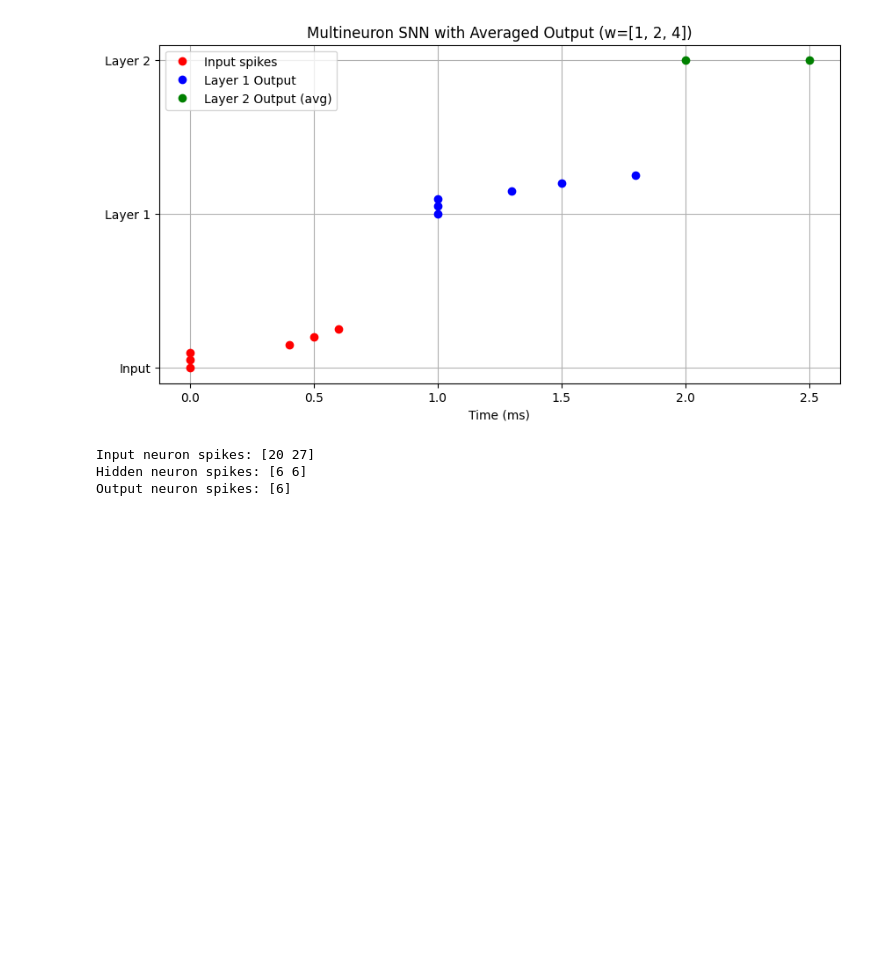
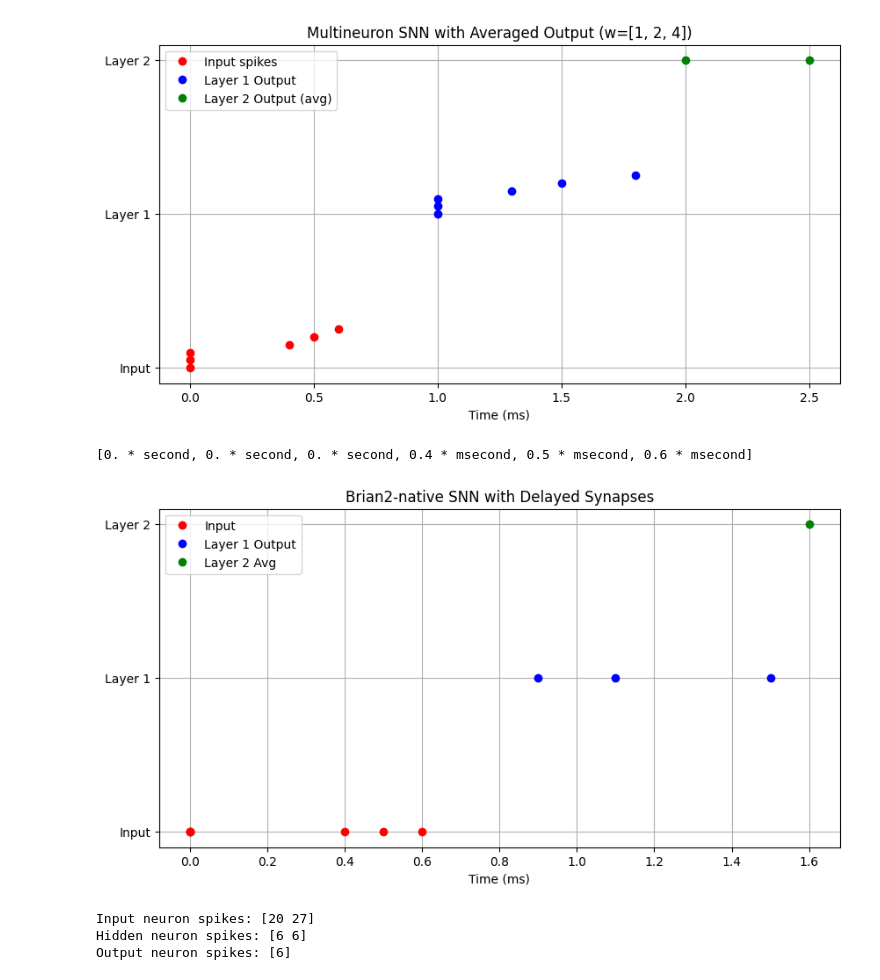
Before and after one commit to Ian3133/Dissertation, a Jupyter notebook: scratch.ipynb, the cells around one changed output. Cells and saved outputs as stored; diff of their text form; code cells hidden in the pictures; blank space fills up the shorter version.

Commit message:
trying to push all to brian2 math - weird will likley go back

```diff
--- a/scratch.ipynb
+++ b/scratch.ipynb
@@ -257,6 +257,75 @@ inputs: [0.4, 0.5, 0.6]
  Outputs of the 3n: [1.   1.   1.   1.36 1.5  1.82] Hz <--- ignore that
  Output of final [2. * msecond, 2.56179758 * msecond]
 [figure]
+# %%
+# two neurons -- will try to condence so easly multiplible
+
+from brian2 import *
+import numpy as np
+import matplotlib.pyplot as plt
+
+start_scope()
+
+neurons = 3
+duration = 5*ms
+test_values = [.4, .5, .6]
+
+input_times = [0*ms]*neurons + [v*ms for v in test_values]
+input_indices = list(range(neurons)) + list(range(neurons))
+
+input_group = SpikeGeneratorGroup(neurons, input_indices, input_times)
+
+
+eqs = '''
+dv/dt = -v / (1*ms) : 1
+'''
+
+output_group = NeuronGroup(neurons, eqs, threshold='v > 1', reset='v = 0', method='linear')
+
+temporal_bias = 1*ms
+weights = [1,2,4]
+
+def weighted_delay(x, w):
+    x = np.clip(x, 1e-6, 1 - 1e-6)
+    return 1 / (1 + ((1 - x) / x) ** np.exp(w / 3))
+
+
+# Calculate delays based on your function
+neurons_delta = [test_values[i] - 0 for i in range(neurons)]  # 0ms input baseline
+weights = [1, 2, 4]
+delays = [weighted_delay(nd, weights[i]) * ms for i, nd in enumerate(neurons_delta)]
+
+syn = Synapses(input_group, output_group, on_pre='v += 1')
+for i in range(neurons):
+    syn.connect(i=i, j=i)
+    syn.delay[i, i] = delays[i]
+
+
+avg_group = NeuronGroup(1, eqs, threshold='v > 2', reset='v = 0', method='linear')  # Needs 3 spikes to fire
+final_syn = Synapses(output_group, avg_group, on_pre='v += 1')
+final_syn.connect()
+
+
+spike_mon_in = SpikeMonitor(input_group)
+spike_mon_out = SpikeMonitor(output_group)
+spike_mon_final = SpikeMonitor(avg_group)
+
+run(duration)
+
+# Plot
+plt.figure(figsize=(10, 5))
+plt.plot(spike_mon_in.t/ms, [0]*len(spike_mon_in.t), 'ro', label='Input')
+plt.plot(spike_mon_out.t/ms, [1]*len(spike_mon_out.t), 'bo', label='Layer 1 Output')
+plt.plot(spike_mon_final.t/ms, [2]*len(spike_mon_final.t), 'go', label='Layer 2 Avg')
+plt.yticks([0, 1, 2], ['Input', 'Layer 1', 'Layer 2'])
+plt.xlabel('Time (ms)')
+plt.title("Brian2-native SNN with Delayed Synapses")
+plt.legend()
+plt.grid(True)
+plt.show()
+# %% [output]
+[0. * second, 0. * second, 0. * second, 0.4 * msecond, 0.5 * msecond, 0.6 * msecond]
+[figure, added]
 # %%
 # an actually complete example from GPT
 from brian2 import *
```
Also changed, not shown: 1 other file.
